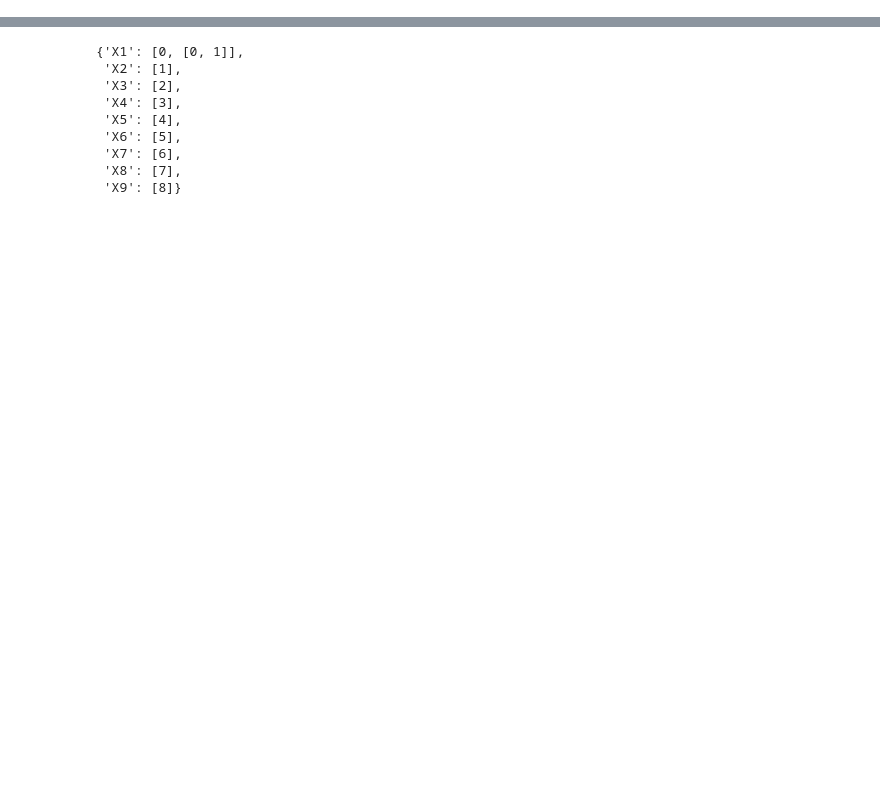
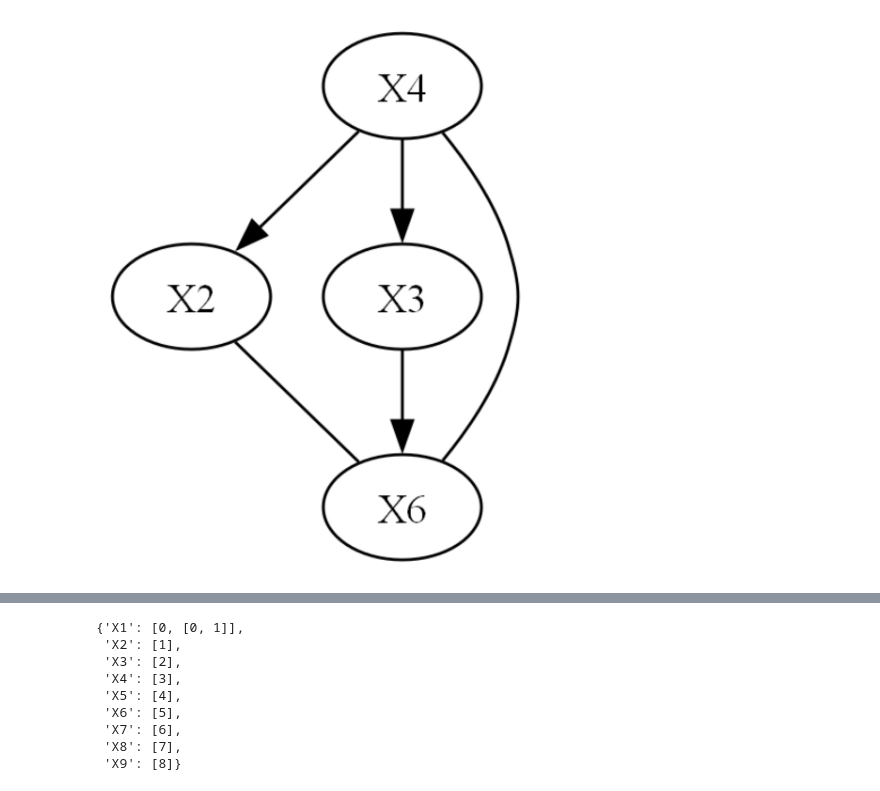
Before and after one commit to JanMarcoRuizdeVargas/clustercausal, a Jupyter notebook: Cluster_FCI_simulation.ipynb, the cells around one changed output, grey strips where cells are left out. Drawn from its saved outputs; the diff is of its cells as text; code cells hidden in the pictures; blank space fills up the shorter version.

```diff
--- a/Cluster_FCI_simulation.ipynb
+++ b/Cluster_FCI_simulation.ipynb
@@ -56,3 +63,7 @@ cluster_dag.true_dag.draw_pydot_graph()
+# %%
+cluster_dag.true_mag.draw_pydot_graph()
+# %% [output]
+[figure, added]
 # %%
 cluster_dag.cdag_to_circle_mpdag()
 cluster_dag.cg.draw_pydot_graph()
```
Also changed, not shown: parts of 8 cells of this notebook, 1 other file.
